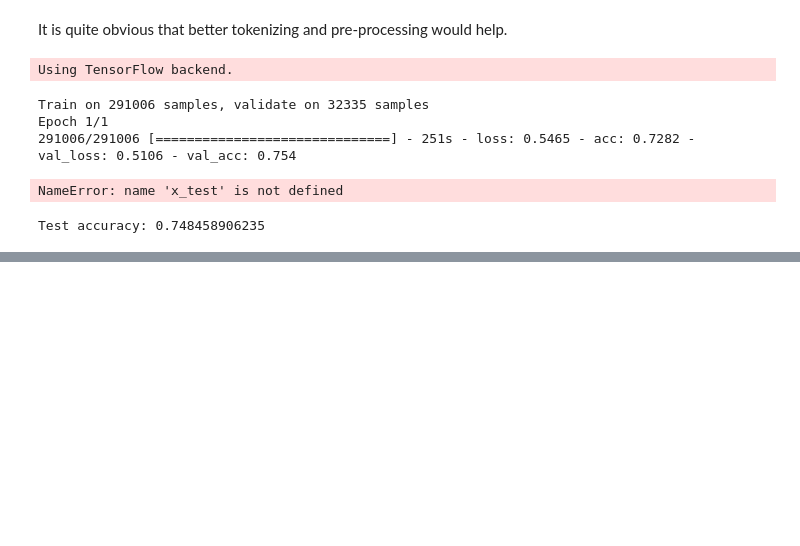
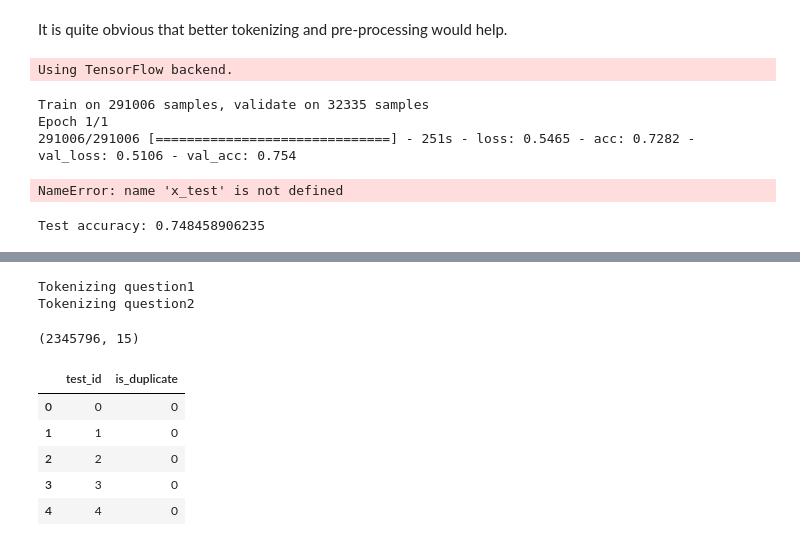
Before and after one commit to NegatioN/QuoraQuestionPairs, a Jupyter notebook: quora_questions_relevancy.ipynb, the cells around one changed output, grey strips where cells are left out. Drawn from its saved outputs; the diff is of its cells as text; code cells hidden in the pictures; blank space fills up the shorter version.

Commit message:
notebook ready for submission

```diff
--- a/quora_questions_relevancy.ipynb
+++ b/quora_questions_relevancy.ipynb
@@ -119,0 +137,5 @@ Test accuracy: 0.748458906235
+# %%
+test_words_tokenized = pre.tokenize_data()
+# %% [output]
+Tokenizing question1
+Tokenizing question2
@@ -119,0 +146,4 @@ Test accuracy: 0.748458906235
+# %%
+test_pad2.shape
+# %% [output]
+(2345796, 15)
@@ -119,0 +152,8 @@ Test accuracy: 0.748458906235
+# %%
+def do_clip(arr, mx): return np.clip(arr, (1-mx)/7, mx)
+# %%
+clip_preds = do_clip(preds, 0.95)
+# %%
+indexes =[i for i in range(len(clip_preds))]
+# %%
+subm = np.column_stack([indexes, class_preds])
@@ -119,0 +162,10 @@ Test accuracy: 0.748458906235
+# %%
+submission = pd.DataFrame(subm, columns=['test_id', 'is_duplicate'])
+submission.head()
+# %% [output]
+|  | test_id | is_duplicate |
+| 0 | 0 | 0 |
+| 1 | 1 | 0 |
+| 2 | 2 | 0 |
+| 3 | 3 | 0 |
+| 4 | 4 | 0 |
```
Also changed, not shown: parts of 9 cells of this notebook.
